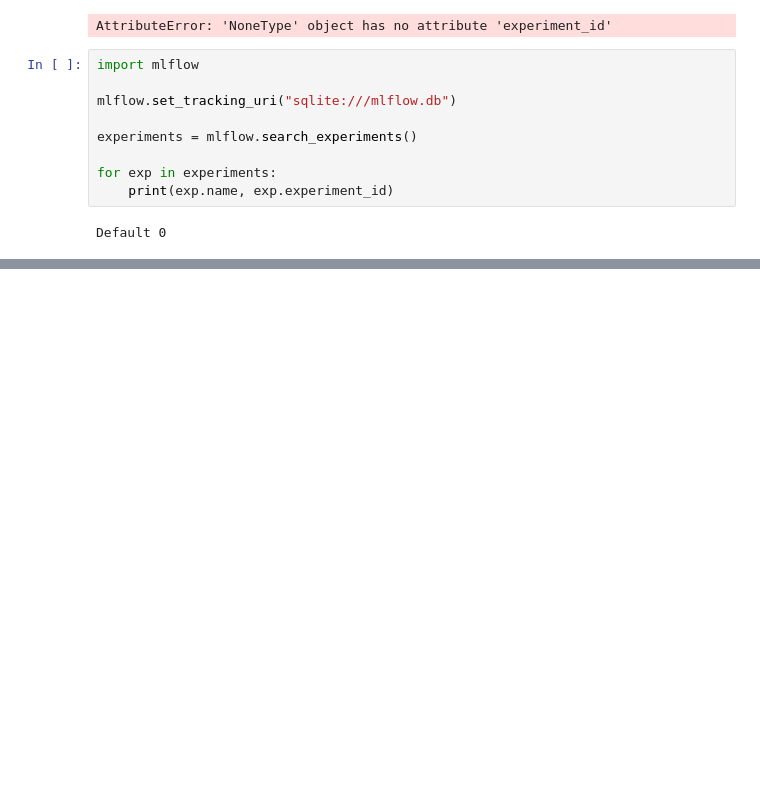
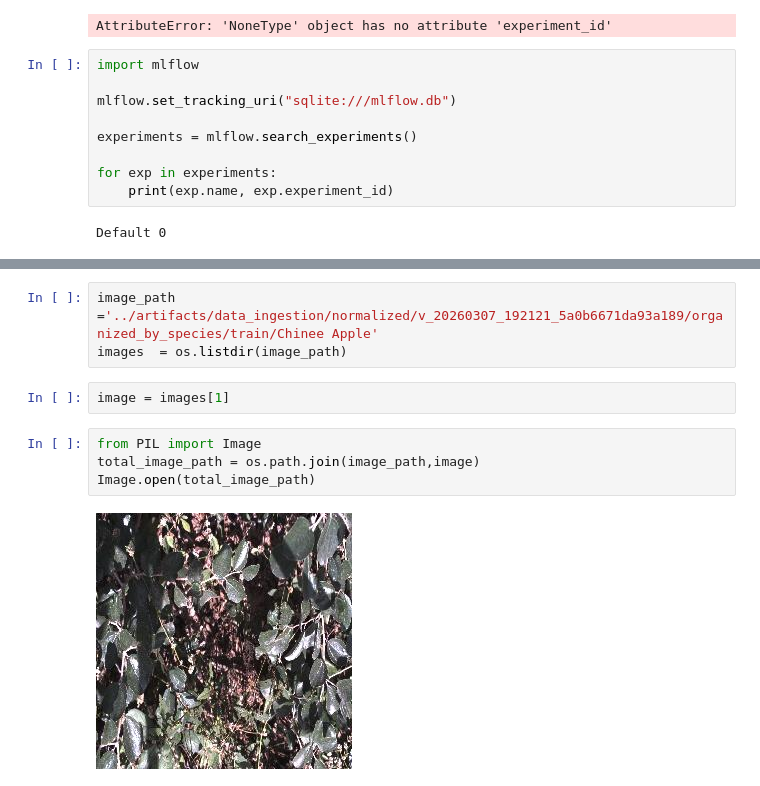
Before and after one commit to k17hawk/Weed-Detection-deep-weeds-, a Jupyter notebook: research/Untitled.ipynb, the cells around one changed output, grey strips where cells are left out. Drawn from its saved outputs; the diff is of its cells as text; blank space fills up the shorter version.

```diff
--- a/research/Untitled.ipynb
+++ b/research/Untitled.ipynb
@@ -185,0 +283,11 @@ Default 0
+# %%
+image_path  ='../artifacts/data_ingestion/normalized/v_20260307_192121_5a0b6671da93a189/organized_by_species/train/Chinee Apple'
+images  = os.listdir(image_path)
+# %%
+image = images[1]
+# %%
+from PIL import Image
+total_image_path = os.path.join(image_path,image)
+Image.open(total_image_path)
+# %% [output]
+[figure, added]
```
Also changed, not shown: parts of 3 cells of this notebook, 9 other files.
